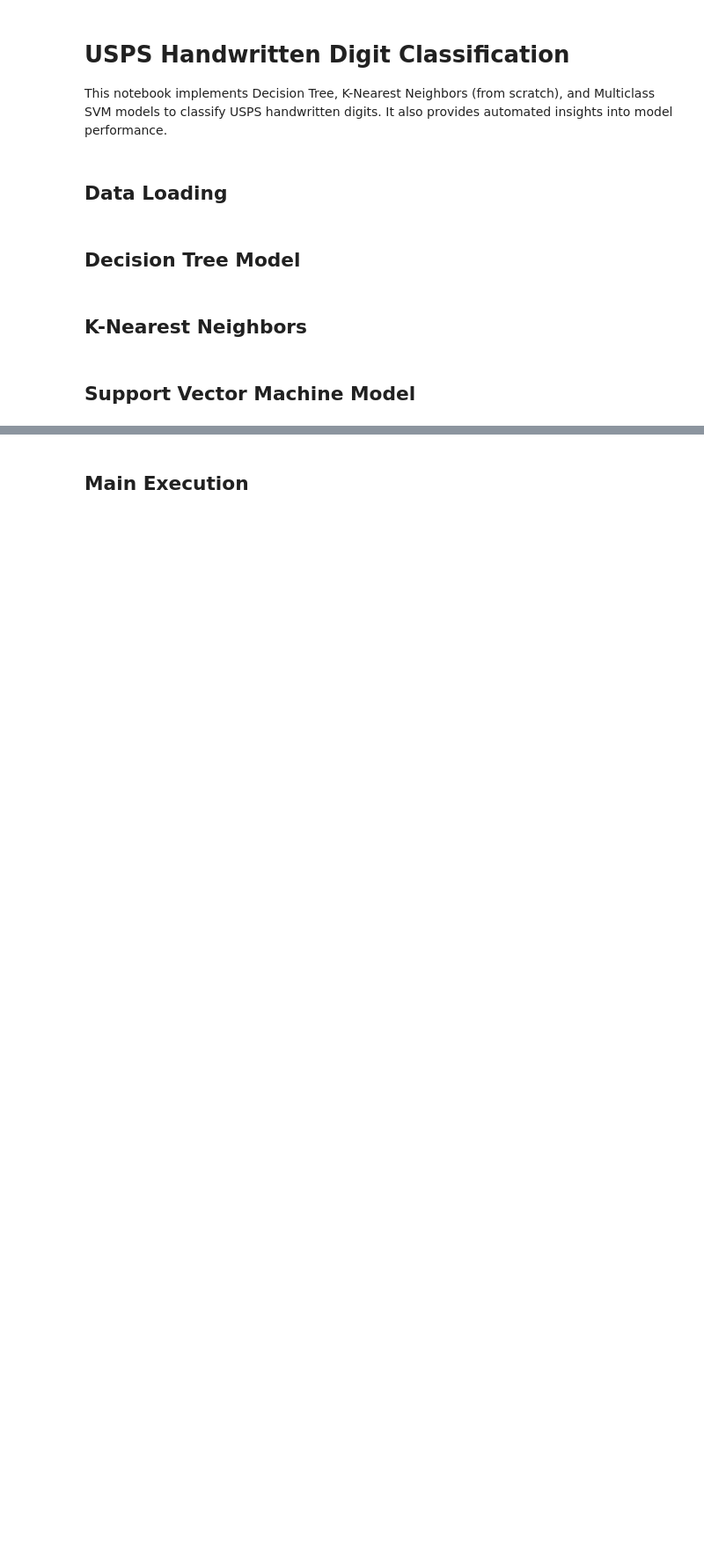
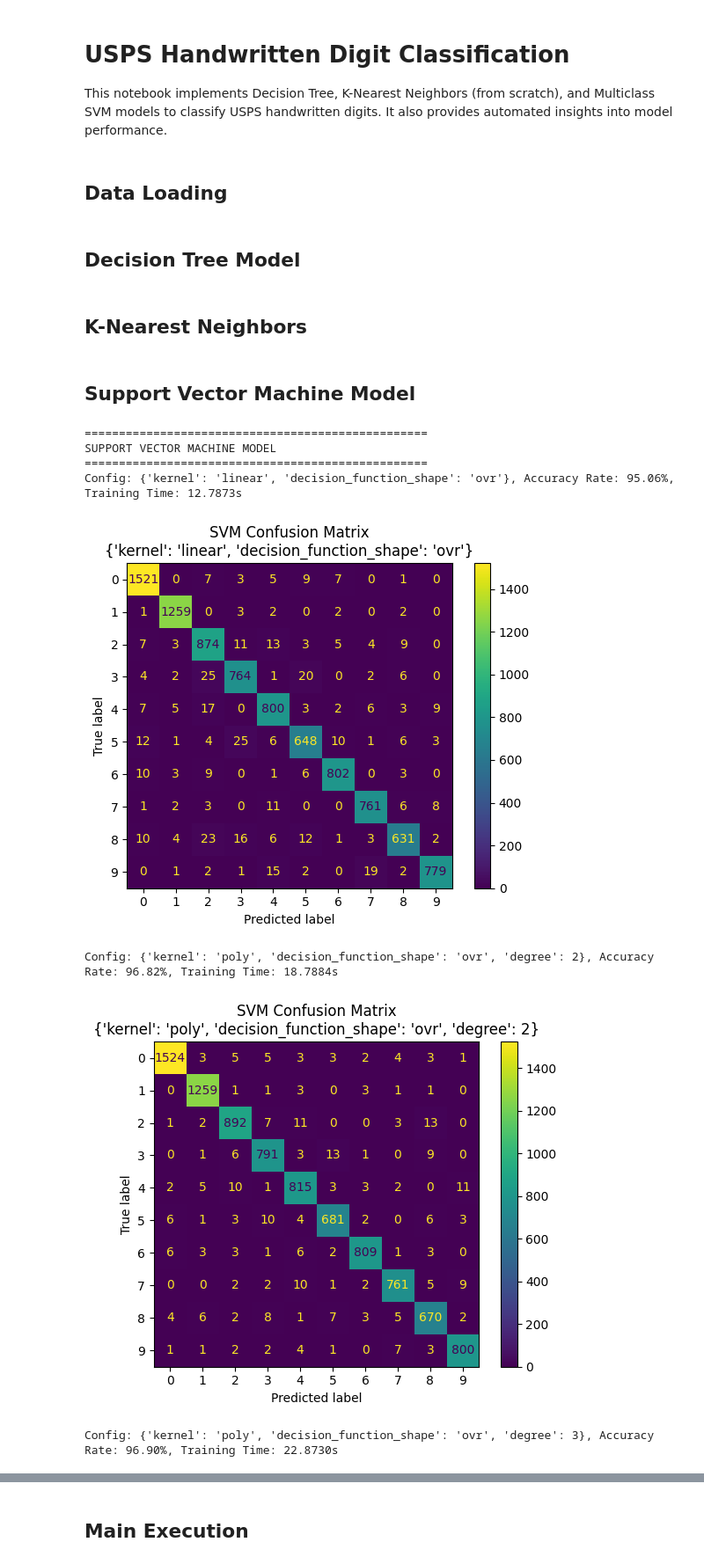
Before and after one commit to break-through-19/usps-digit-vision, a Jupyter notebook: notebooks/Handwritten-Digit-Classification.ipynb, the cells around one changed output, grey strips where cells are left out. Shown: that part at 88% size. Cells and saved outputs as stored; diff of their text form; code cells hidden in the pictures; blank space fills up the shorter version.

```diff
--- a/notebooks/Handwritten-Digit-Classification.ipynb
+++ b/notebooks/Handwritten-Digit-Classification.ipynb
@@ -21,6 +21,6 @@ from analysis import analyze_results
 ## Data Loading
 # %%
 # Load data from the new location
-X_train, y_train, X_test, y_test = load_data('../data/USPS_all.mat')
+features, labels = load_data('../data/USPS_all.mat')
 # %% [markdown]
 ## Decision Tree Model
@@ -36,0 +35,11 @@ svm_results = train_evaluate_svm(X_train, y_train, X_test, y_test)
+# %%
+svm_results = train_evaluate_svm(features, labels)
+# %% [output]
+==================================================
+SUPPORT VECTOR MACHINE MODEL
+==================================================
+Config: {'kernel': 'linear', 'decision_function_shape': 'ovr'}, Accuracy Rate: 95.06%, Training Time: 12.7873s
+[figure, added]
+Config: {'kernel': 'poly', 'decision_function_shape': 'ovr', 'degree': 2}, Accuracy Rate: 96.82%, Training Time: 18.7884s
+[figure, added]
+Config: {'kernel': 'poly', 'decision_function_shape': 'ovr', 'degree': 3}, Accuracy Rate: 96.90%, Training Time: 22.8730s
```
Also changed, not shown: parts of 7 cells of this notebook, 18 other files.
